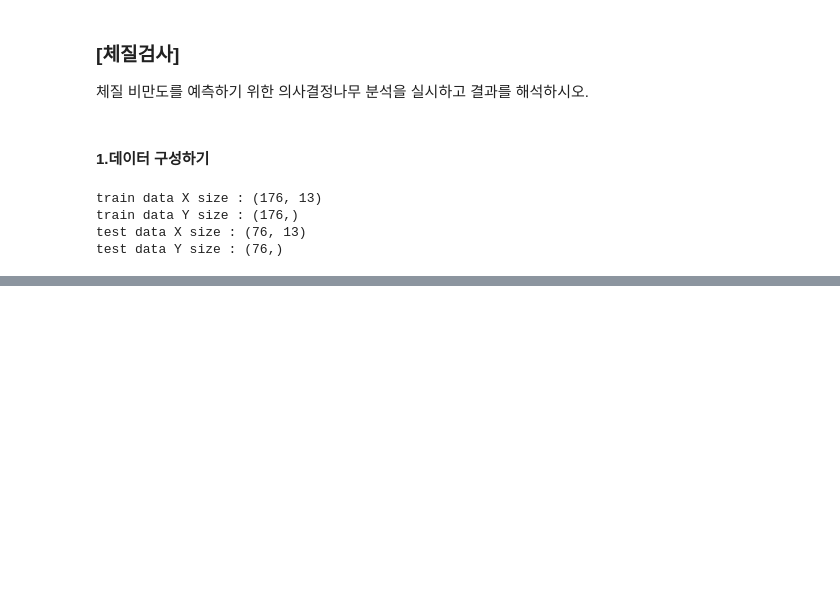
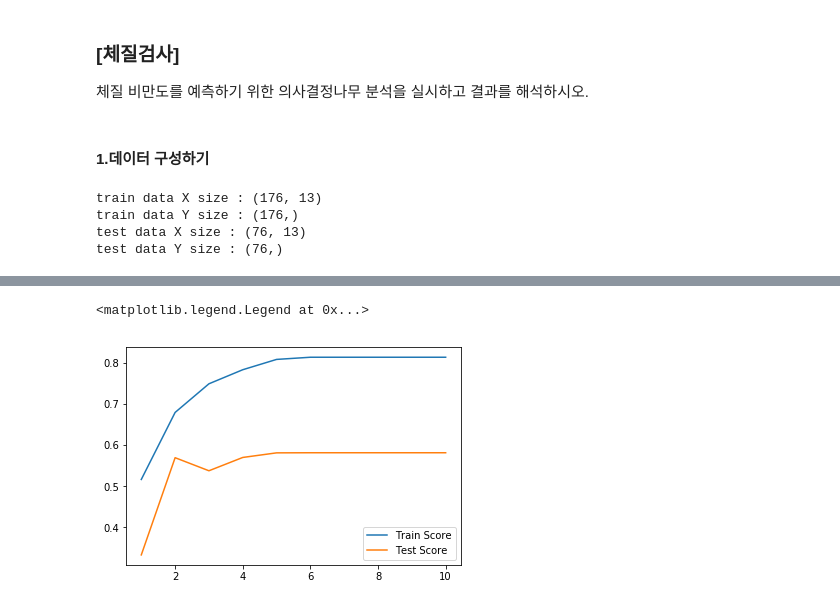
Before and after one commit to juseonjeong/pythonStudy_seon, a Jupyter notebook: py_study/Decision tree.ipynb, the cells around one changed output, grey strips where cells are left out. Saved outputs shown, nothing was run; the diff lists cells and outputs as text; code cells hidden in the pictures; blank space fills up the shorter version.

```diff
--- a/py_study/Decision tree.ipynb
+++ b/py_study/Decision tree.ipynb
@@ -40,0 +188,10 @@ test data Y size : (76,)
+# %%
+#분리노드의 최소 자료 수 26
+tree_graph = DecisionTreeRegressor(random_state=1234, min_samples_leaf = 8,
+                                  min_samples_split=26)
+tree_graph.fit(df_train_x,df_train_y)
+export_graphviz(tree_graph, out_file='tree_split.dot',
+               feature_names = v_feature_name, impurity=True, filled=True)
+with open('tree_split.dot') as f:
+    dot_graph = f.read()
+display(graphviz.Source(dot_graph))
@@ -40,0 +200,20 @@ test data Y size : (76,)
+# %%
+#train 및 test 설명력 결과 저장
+train_score = []; test_score = []
+
+#최대 깊이 변경
+para_depth = [depth for depth in range(1,11)]
+
+for v_max_depth in para_depth:
+    tree = DecisionTreeRegressor(random_state=1234,min_samples_leaf=8,
+                                 min_samples_split=20, max_depth=v_max_depth)
+    tree.fit(df_train_x,df_train_y)
+    train_score.append(tree.score(df_train_x,df_train_y))
+    test_score.append(tree.score(df_test_x,df_test_y))
+
+#결과저장
+df_score_depth = pd.DataFrame()
+df_score_depth['MinSamplesSplit'] = para_depth
+df_score_depth['TrainScore'] = train_score
+df_score_depth['TestScore'] = test_score
+df_score_depth.round(3)
@@ -40,0 +232,11 @@ test data Y size : (76,)
+# %%
+#모델 설명력 확인
+df_score_depth.round(3)
+
+#모델 설명력 그래프 확인
+plt.plot(para_depth, train_score, linestyle='-', label='Train Score')
+plt.plot(para_depth, test_score, linestyle='-', label='Test Score')
+plt.legend()
+# %% [output]
+<matplotlib.legend.Legend at 0x...>
+[figure, added]
```
Also changed, not shown: parts of 25 cells of this notebook, 3 other files.
